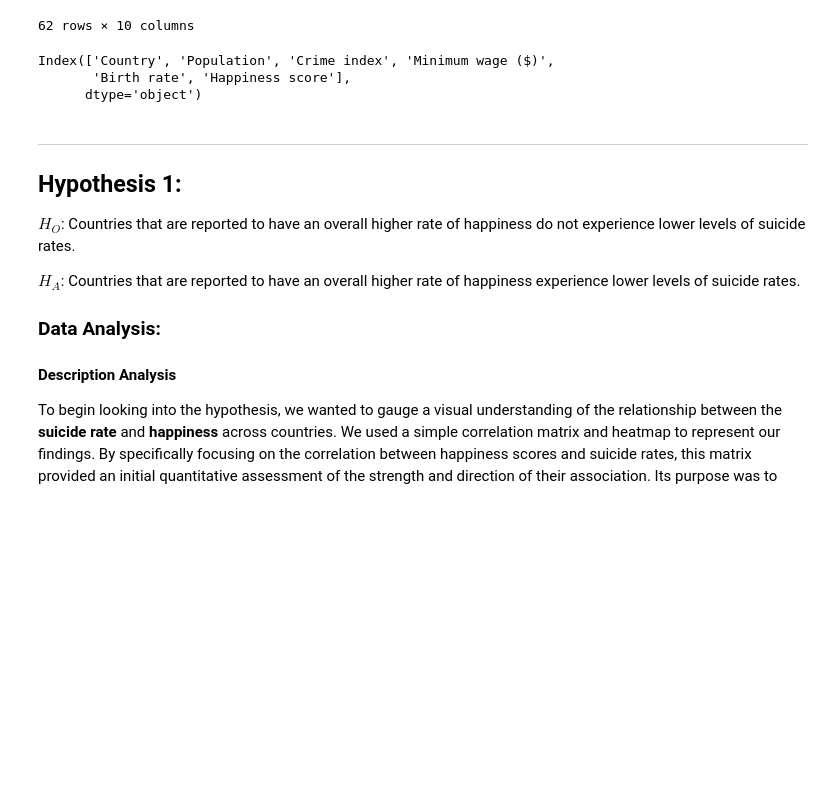
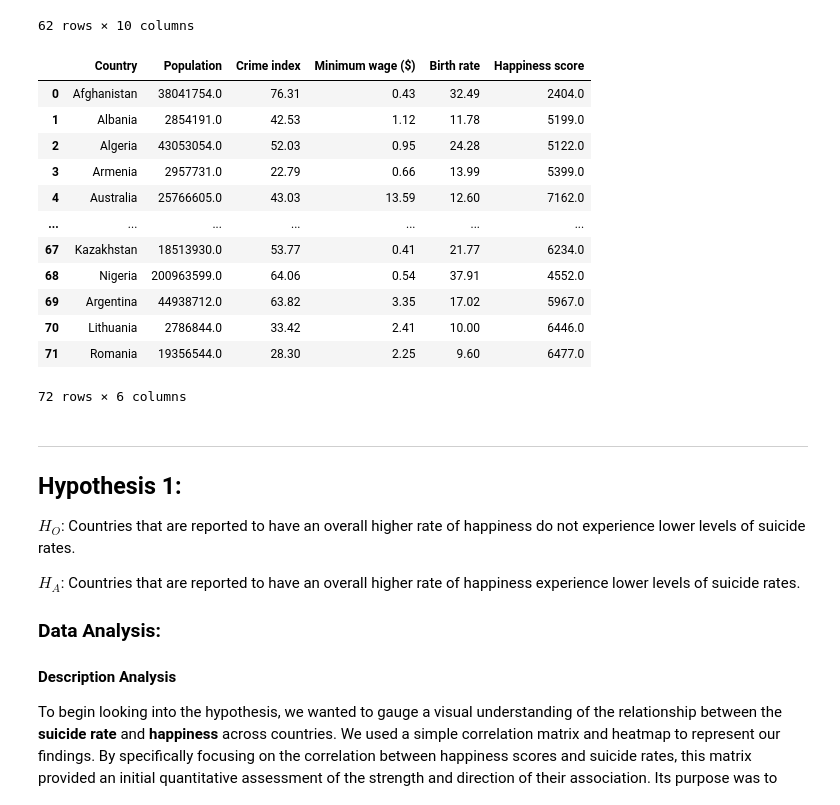
Before and after one commit to yixuanzhou1221/info2950, a Jupyter notebook: Phase 5/Phase5 2.ipynb, the cells around one changed output. Saved outputs shown, nothing was run; the diff lists cells and outputs as text; code cells hidden in the pictures; blank space fills up the shorter version.

```diff
--- a/Phase 5/Phase5 2.ipynb
+++ b/Phase 5/Phase5 2.ipynb
@@ -157,16 +157,25 @@ health_df
 | 61 | Uzbekistan | 0.187263 | 0.668441 | 0.148843 | 2.556248 | ... |
 62 rows × 10 columns
 # %%
-
 hypothesis2_df = pd.read_csv("hypothesis2.csv")
 hypothesis2_df = hypothesis2_df.drop(columns=['Unnamed: 0'])
 hypothesis2_df.rename(columns={' Crime index': 'Crime index'}, inplace=True)
 
-print(hypothesis2_df.columns)
+hypothesis2_df
 # %% [output]
+|  | Country | Population | Crime index | Minimum wage ($) | Birth rate | Happiness score |
+| 0 | Afghanistan | 38041754.0 | 76.31 | 0.43 | 32.49 | 2404.0 |
+| 1 | Albania | 2854191.0 | 42.53 | 1.12 | 11.78 | 5199.0 |
+| 2 | Algeria | 43053054.0 | 52.03 | 0.95 | 24.28 | 5122.0 |
+| 3 | Armenia | 2957731.0 | 22.79 | 0.66 | 13.99 | 5399.0 |
+| 4 | Australia | 25766605.0 | 43.03 | 13.59 | 12.60 | 7162.0 |
+| ... | ... | ... | ... | ... | ... | ... |
+| 67 | Kazakhstan | 18513930.0 | 53.77 | 0.41 | 21.77 | 6234.0 |
+| 68 | Nigeria | 200963599.0 | 64.06 | 0.54 | 37.91 | 4552.0 |
+| 69 | Argentina | 44938712.0 | 63.82 | 3.35 | 17.02 | 5967.0 |
+| 70 | Lithuania | 2786844.0 | 33.42 | 2.41 | 10.00 | 6446.0 |
+| 71 | Romania | 19356544.0 | 28.30 | 2.25 | 9.60 | 6477.0 |
-Index(['Country', 'Population', 'Crime index', 'Minimum wage ($)',
-       'Birth rate', 'Happiness score'],
-      dtype='object')
+72 rows × 6 columns
 # %% [markdown]
 ___
 ## **Hypothesis 1**:
```
Also changed, not shown: parts of 8 cells of this notebook.
